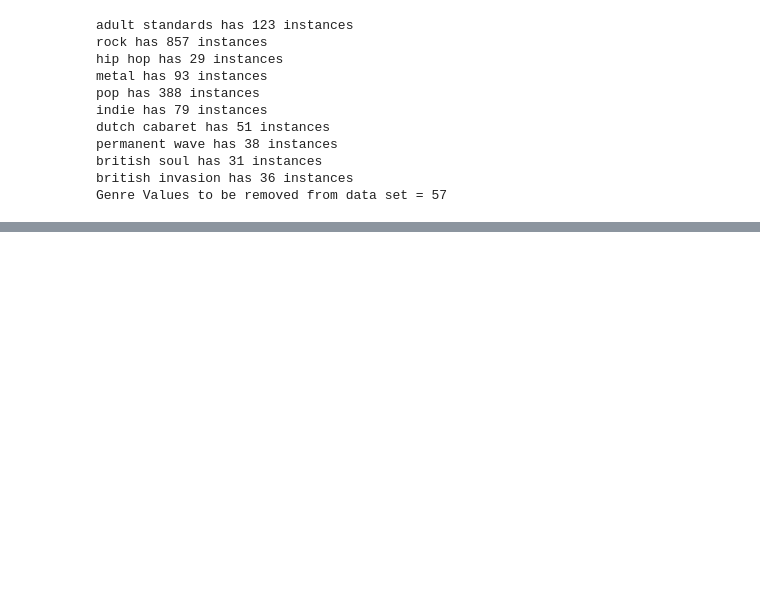
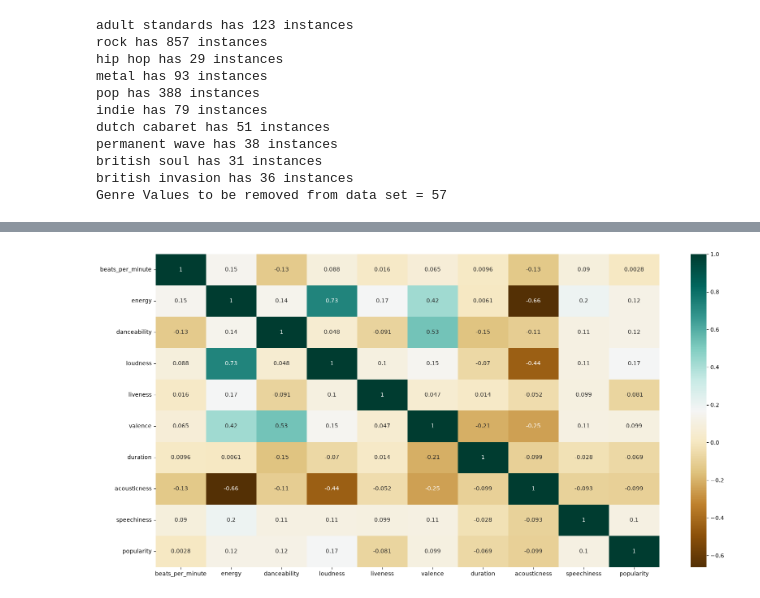
Before and after one commit to Rupesh-AI404/Machine_Learning, a Jupyter notebook: Linear Regression/Spotify_popularity_prediction.ipynb, the cells around one changed output, grey strips where cells are left out. Drawn from its saved outputs; the diff is of its cells as text; code cells hidden in the pictures; blank space fills up the shorter version.

Commit message:
EXPLORATORY ANALYSIS & VISUALISATIONS

```diff
--- a/Linear Regression/Spotify_popularity_prediction.ipynb
+++ b/Linear Regression/Spotify_popularity_prediction.ipynb
@@ -408,3 +408,13 @@ spotify_df.head()
 | 2 | Gorillaz | hip hop | 168 | 69 | 66 | -9 | 7 | 52 | 341 | ... |
 | 3 | Foo Fighters | metal | 173 | 96 | 43 | -4 | 3 | 37 | 269 | ... |
 | 4 | Bruce Springsteen | rock | 106 | 82 | 58 | -5 | 10 | 87 | 256 | ... |
+# %%
+# Select only numeric columns for correlation matrix
+numeric_df = spotify_df.select_dtypes(include=[np.number])
+
+# Plot the heatmap for the correlation matrix of numeric columns
+plt.figure(figsize=(20,10))
+sns.heatmap(numeric_df.corr(), annot=True, cmap='BrBG')
+plt.show()
+# %% [output]
+[figure, added]
```
